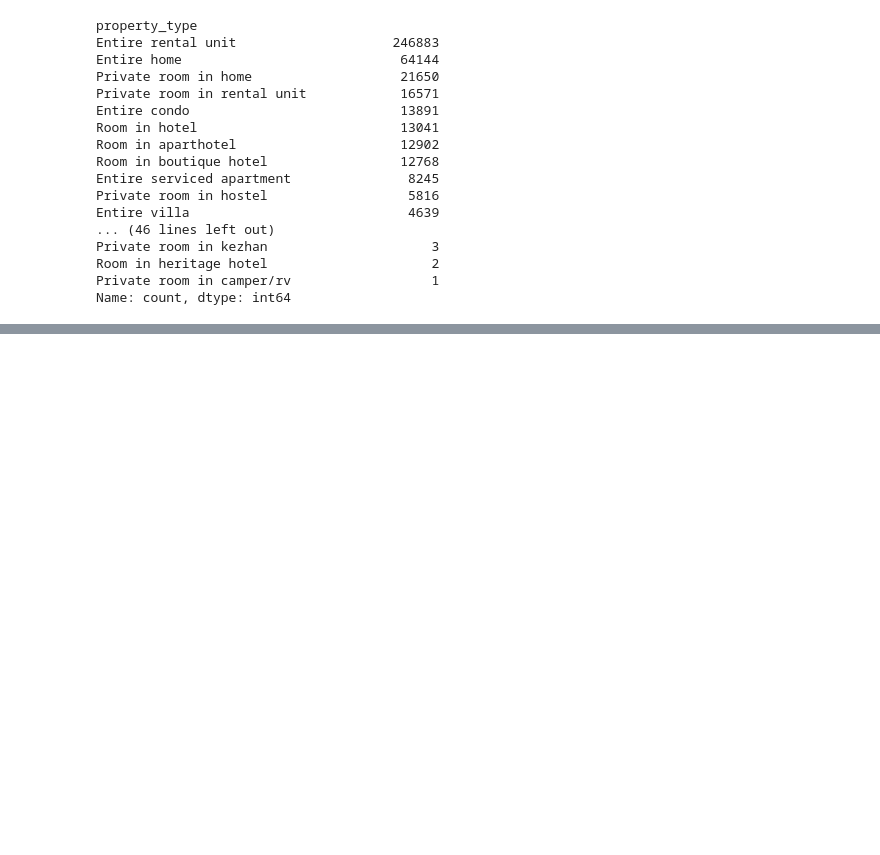
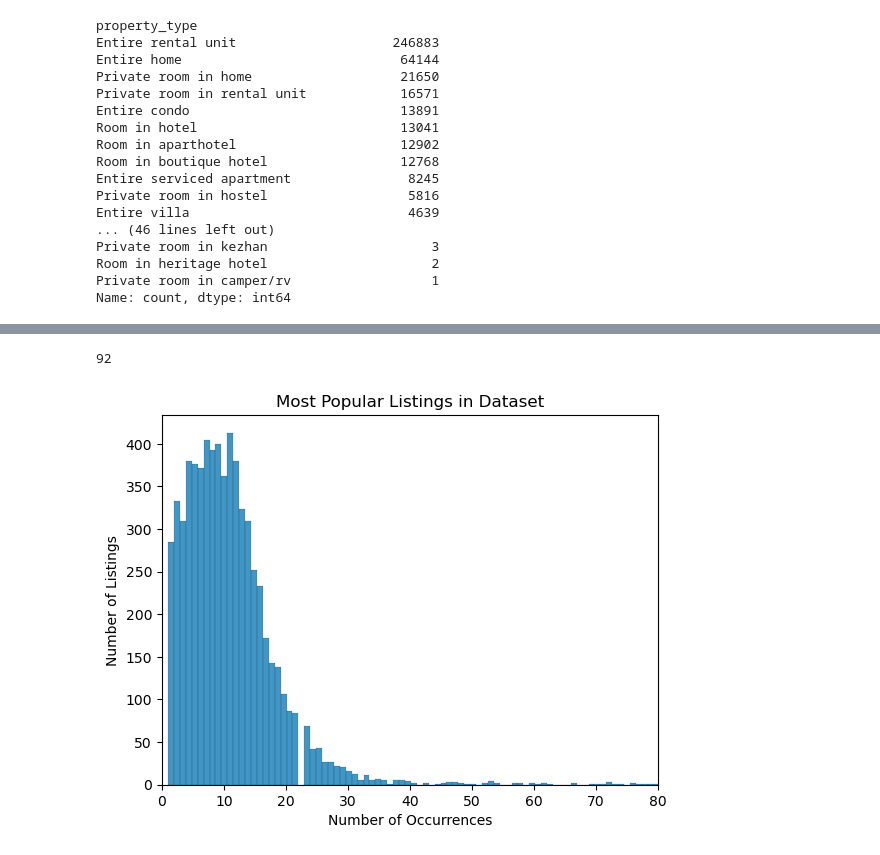
Before and after one commit to hthota1/Airbnb-Recommendation-System-Japan, a Jupyter notebook: airbnb_analysis.ipynb, the cells around one changed output, grey strips where cells are left out. Drawn from its saved outputs; the diff is of its cells as text; code cells hidden in the pictures; blank space fills up the shorter version.

```diff
--- a/airbnb_analysis.ipynb
+++ b/airbnb_analysis.ipynb
@@ -382,0 +368,13 @@ Name: count, dtype: int64
+# %%
+popular.nunique()
+# %% [output]
+92
+# %%
+ax = sns.histplot(df["listing_id"].value_counts())
+plt.xlim(0, 80)
+plt.xlabel('Number of Occurrences')
+plt.ylabel('Number of Listings')
+plt.title('Most Popular Listings in Dataset')
+plt.show()
+# %% [output]
+[figure, added]
```
Also changed, not shown: parts of 82 cells of this notebook.
